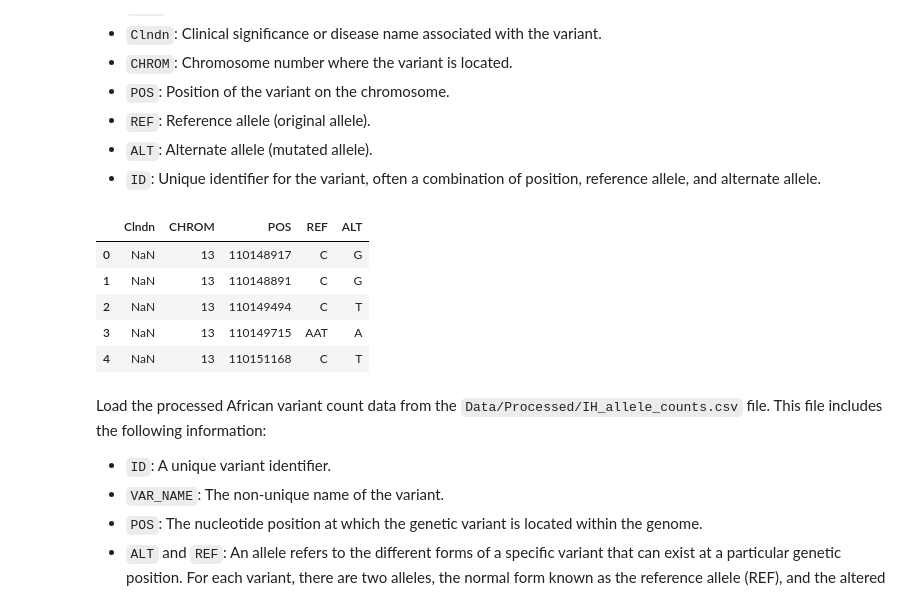
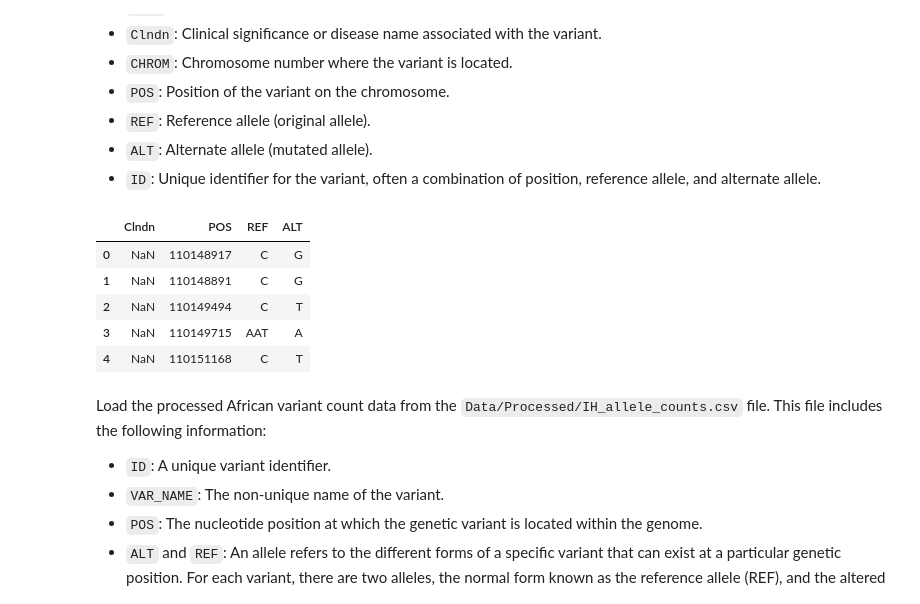
Before and after one commit to MeganHolborn/Genetic_data_analysis, a Jupyter notebook: Notebooks/3-Analysis/6-Potentially_disease_causing_variants.ipynb, the cells around one changed output. Drawn from its saved outputs; the diff is of its cells as text; code cells hidden in the pictures.

```diff
--- a/Notebooks/3-Analysis/6-Potentially_disease_causing_variants.ipynb
+++ b/Notebooks/3-Analysis/6-Potentially_disease_causing_variants.ipynb
@@ -50,26 +56,26 @@ Load processed variant phenotype data from the `Data/Processed/Variant_disease_p
 # %%
 # Load the data into a DataFrame
 phenotype_data = pd.read_csv(
     os.path.join(
         PROJECT_ROOT,
         "Data",
         "Processed",
         "Variant_disease_phenotypes.csv",
     )
 )
 
 # Remove unnecessary columns
-phenotype_data.drop(columns=['VariantVcf', 'Rsid', 'ID'], inplace=True)
+phenotype_data.drop(columns=['VariantVcf', 'Rsid', 'CHROM', 'ID'], inplace=True)
 
 # View the first 5 data entries
 phenotype_data.head(5)
 # %% [output]
-|  | Clndn | CHROM | POS | REF | ALT |
-| 0 | NaN | 13 | 110148917 | C | G |
-| 1 | NaN | 13 | 110148891 | C | G |
-| 2 | NaN | 13 | 110149494 | C | T |
-| 3 | NaN | 13 | 110149715 | AAT | A |
-| 4 | NaN | 13 | 110151168 | C | T |
+|  | Clndn | POS | REF | ALT |
+| 0 | NaN | 110148917 | C | G |
+| 1 | NaN | 110148891 | C | G |
+| 2 | NaN | 110149494 | C | T |
+| 3 | NaN | 110149715 | AAT | A |
+| 4 | NaN | 110151168 | C | T |
 # %% [markdown]
 Load the processed African variant count data from the `Data/Processed/IH_allele_counts.csv` file. This file includes the following information:
 
```
Also changed, not shown: parts of 25 cells of this notebook, 11 other files.
